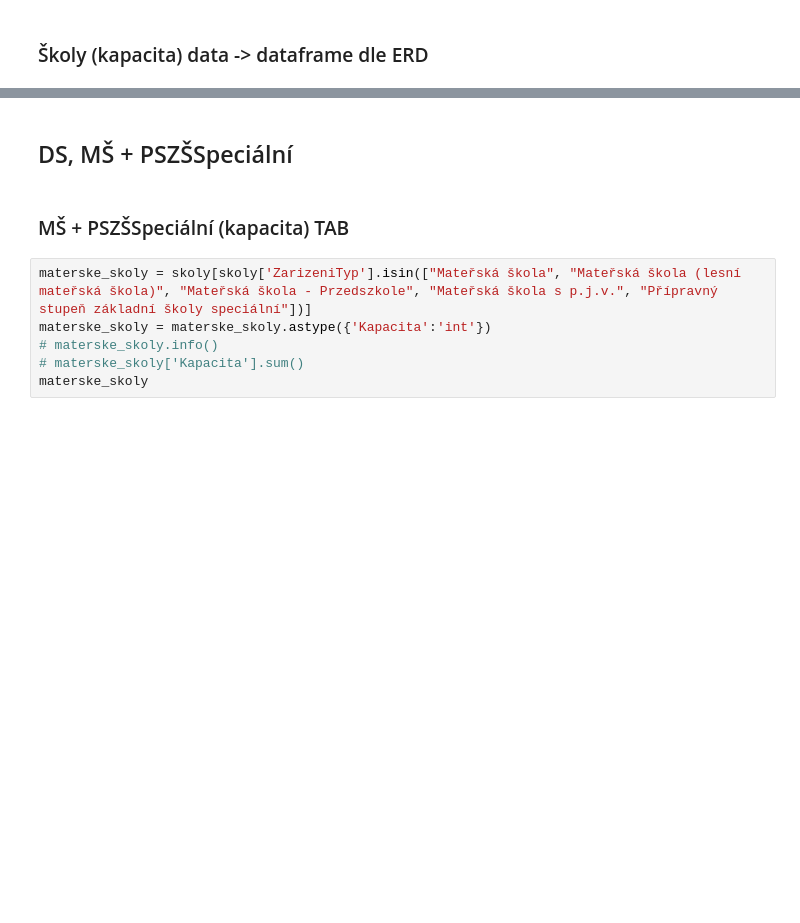
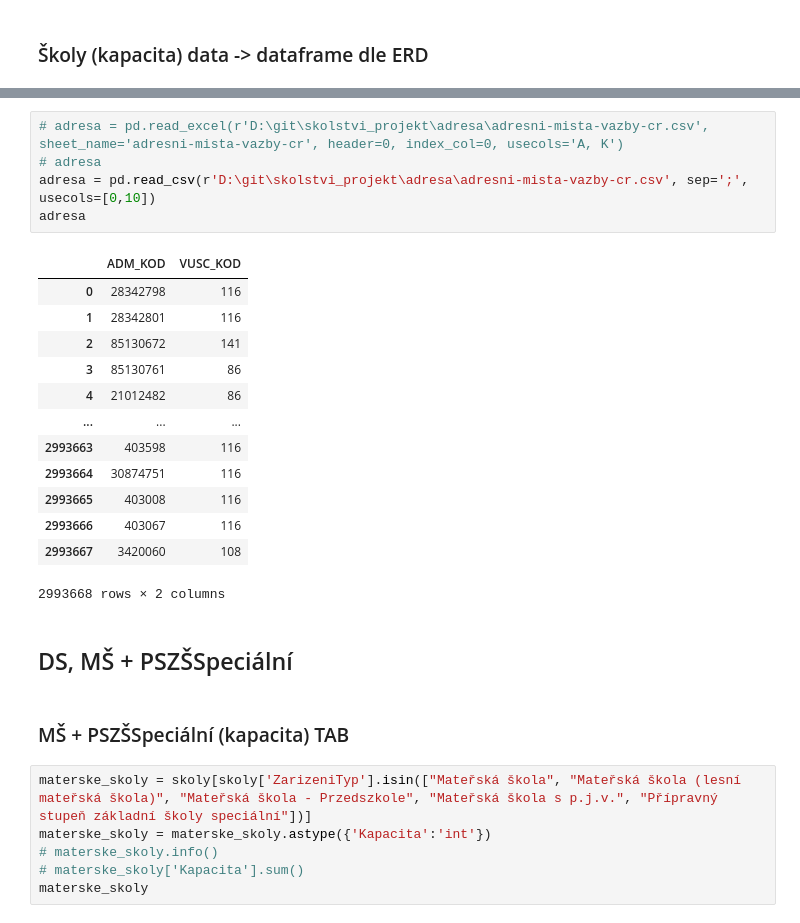
Before and after one commit to klbek/projekt_skolstvi, a Jupyter notebook: zakladni_info-upgrade.ipynb, the cells around one changed output, grey strips where cells are left out. Saved outputs shown, nothing was run; the diff lists cells and outputs as text; blank space fills up the shorter version.

```diff
--- a/zakladni_info-upgrade.ipynb
+++ b/zakladni_info-upgrade.ipynb
@@ -92 +118,20 @@ skola_obor.insert(loc=0, column='ID', value=range(1, len(skola_obor_data) + 1))
+# %%
+# adresa = pd.read_excel(r'D:\git\skolstvi_projekt\adresa\adresni-mista-vazby-cr.csv', sheet_name='adresni-mista-vazby-cr', header=0, index_col=0, usecols='A, K')
+# adresa
+adresa = pd.read_csv(r'D:\git\skolstvi_projekt\adresa\adresni-mista-vazby-cr.csv', sep=';', usecols=[0,10])
+adresa
+# %% [output]
+|  | ADM_KOD | VUSC_KOD |
+| 0 | 28342798 | 116 |
+| 1 | 28342801 | 116 |
+| 2 | 85130672 | 141 |
+| 3 | 85130761 | 86 |
+| 4 | 21012482 | 86 |
+| ... | ... | ... |
+| 2993663 | 403598 | 116 |
+| 2993664 | 30874751 | 116 |
+| 2993665 | 403008 | 116 |
+| 2993666 | 403067 | 116 |
+| 2993667 | 3420060 | 108 |
+2993668 rows × 2 columns
 # %% [markdown]
```
Also changed, not shown: parts of 3 cells of this notebook.
